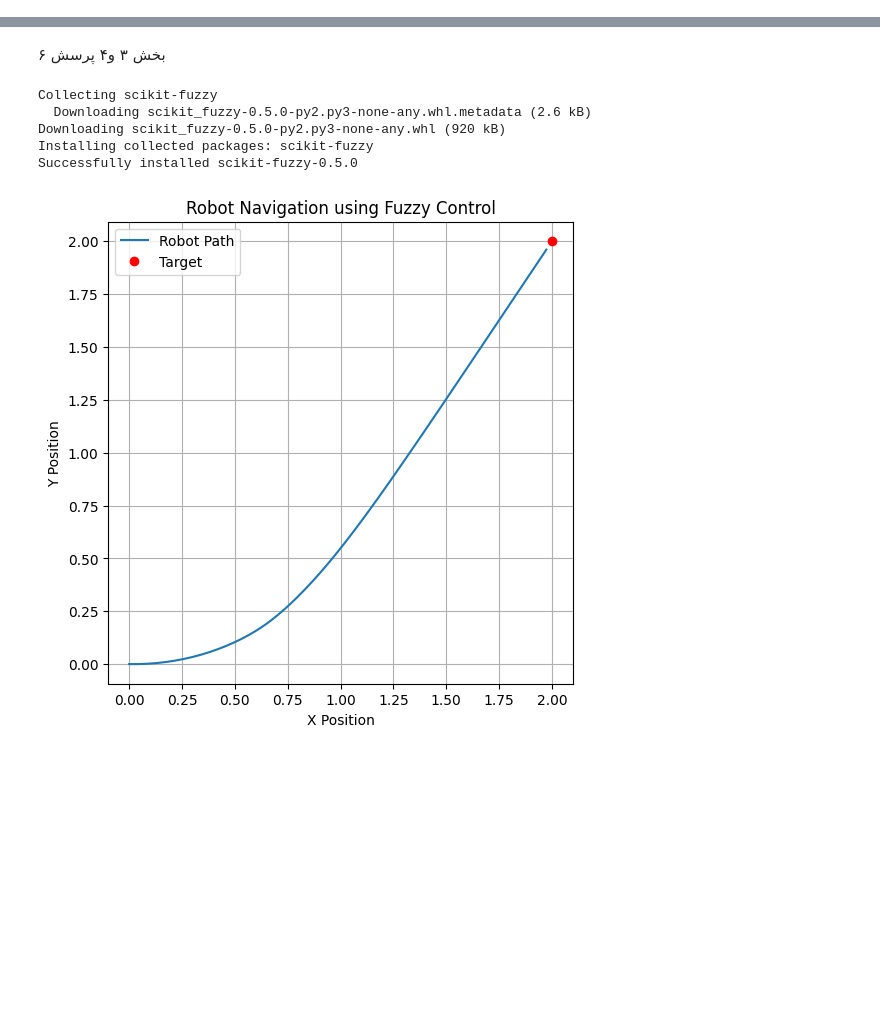
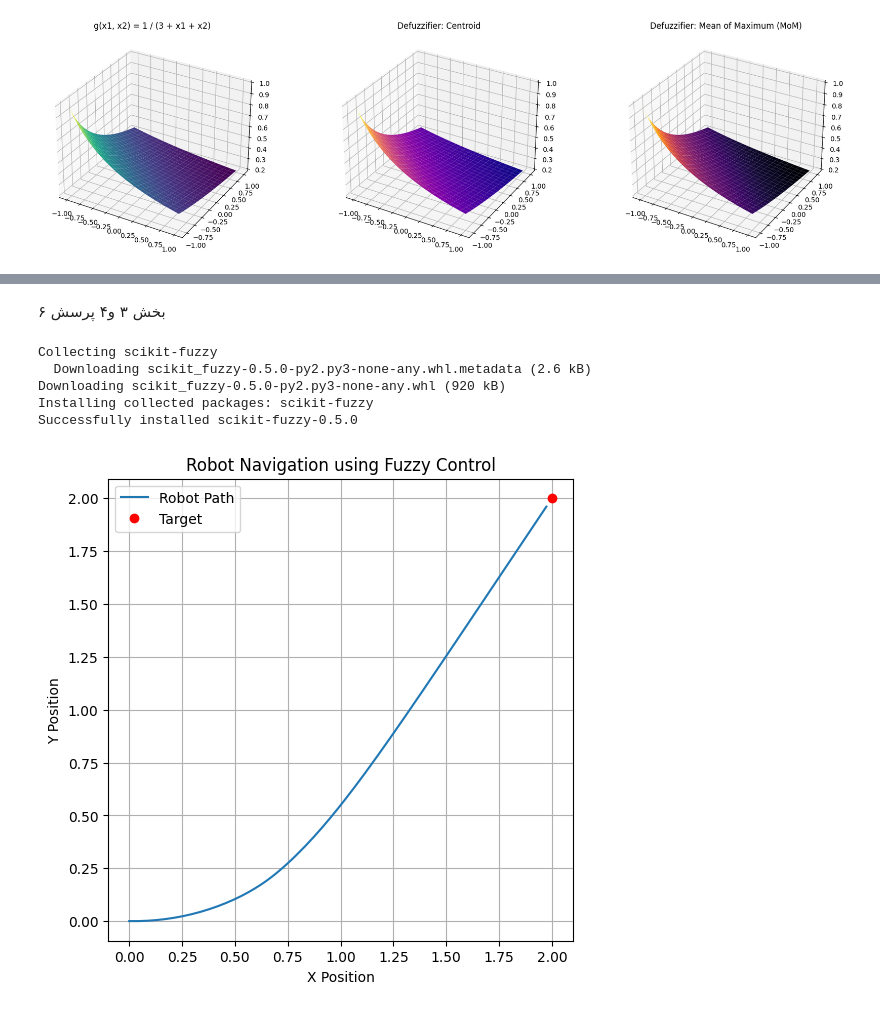
Before and after one commit to anahitaoladan/Artificial-Intelligence, a Jupyter notebook: mini_project_3.ipynb, the cells around one changed output, grey strips where cells are left out. Saved outputs shown, nothing was run; the diff lists cells and outputs as text; code cells hidden in the pictures; blank space fills up the shorter version.

```diff
--- a/mini_project_3.ipynb
+++ b/mini_project_3.ipynb
@@ -2,0 +103,81 @@
+# %%
+import numpy as np
+import matplotlib.pyplot as plt
+
+# تابع درست‌شده g(x1, x2) = 1 / (3 + x1 + x2)
+def g(x1, x2):
+    return 1 / (3 + x1 + x2)
+
+# ساخت مش دوبعدی در بازه [-1, 1] با گام 0.1
+x1 = np.arange(-1, 1.1, 0.1)
+x2 = np.arange(-1, 1.1, 0.1)
+X1, X2 = np.meshgrid(x1, x2)
+Y_true = g(X1, X2)
+
+# تابع عضویت مثلثی
+def triangular(x, a, b, c):
+    return np.maximum(0, np.minimum((x - a)/(b - a), (c - x)/(c - b)))
+
+# مراکز توابع عضویت و عرض مثلث
+centers = [-0.7, 0.0, 0.7]
+width = 0.7
+
+# تابع فازی‌سازی برای یک مقدار
+def fuzzify(x, centers):
+    return np.array([triangular(x, c - width, c, c + width) for c in centers])
+
+# خروجی سیستم فازی با دو نوع defuzzifier
+Z_centroid = np.zeros_like(Y_true)
+Z_mom = np.zeros_like(Y_true)
+
+# محاسبه خروجی‌ها با سیستم فازی
+for i in range(X1.shape[0]):
+    for j in range(X1.shape[1]):
+        x1_val = X1[i, j]
+        x2_val = X2[i, j]
+
+        mu_x1 = fuzzify(x1_val, centers)
+        mu_x2 = fuzzify(x2_val, centers)
+
+        weights = []
+        outputs = []
+
+        for m in range(3):
+            for n in range(3):
+                w = mu_x1[m] * mu_x2[n]
+                y_rule = g(x1_val, x2_val)
+                weights.append(w)
+                outputs.append(y_rule)
+
+        weights = np.array(weights)
+        outputs = np.array(outputs)
+
+        # defuzzifier نوع Centroid
+        if np.sum(weights) != 0:
+            Z_centroid[i, j] = np.sum(weights * outputs) / np.sum(weights)
+        else:
+            Z_centroid[i, j] = 0
+
+        # defuzzifier نوع MoM (میانگین مقادیر بیشینه)
+        max_w = np.max(weights)
+        Z_mom[i, j] = np.mean(outputs[weights == max_w])
+
+# رسم نمودارهای سطحی
+fig = plt.figure(figsize=(18, 5))
+
+ax1 = fig.add_subplot(131, projection='3d')
+ax1.plot_surface(X1, X2, Y_true, cmap='viridis')
+ax1.set_title('g(x1, x2) = 1 / (3 + x1 + x2)')
+
+ax2 = fig.add_subplot(132, projection='3d')
+ax2.plot_surface(X1, X2, Z_centroid, cmap='plasma')
+ax2.set_title('Defuzzifier: Centroid')
+
+ax3 = fig.add_subplot(133, projection='3d')
+ax3.plot_surface(X1, X2, Z_mom, cmap='inferno')
+ax3.set_title('Defuzzifier: Mean of Maximum (MoM)')
+
+plt.tight_layout()
+plt.show()
+# %% [output]
+[figure, added]
```
Also changed, not shown: parts of 11 cells of this notebook.
